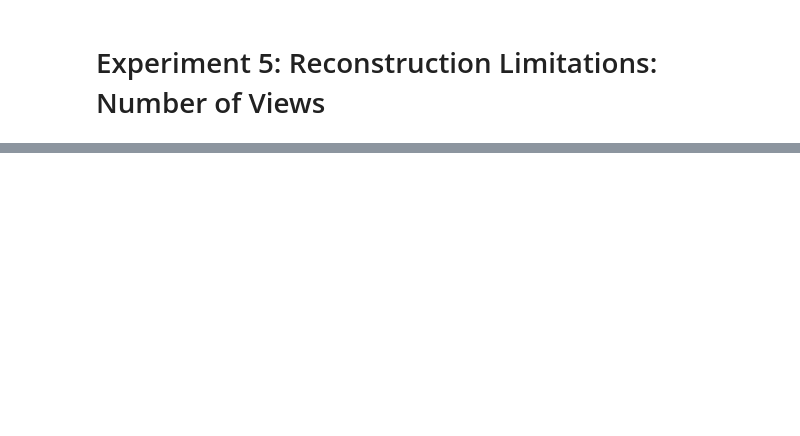
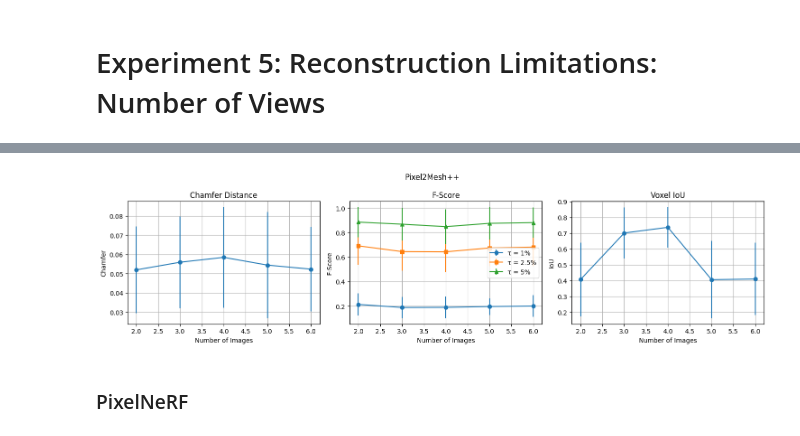
Before and after one commit to etiiiR/Bachelor-Thesis, a Jupyter notebook: notebooks/exp_5_number_of_views.ipynb, the cells around one changed output, grey strips where cells are left out. Cells and saved outputs as stored; diff of their text form; code cells hidden in the pictures; blank space fills up the shorter version.

```diff
--- a/notebooks/exp_5_number_of_views.ipynb
+++ b/notebooks/exp_5_number_of_views.ipynb
@@ -95,0 +179,8 @@ plt.show()
+# %%
+pixel2mesh = aggregated[aggregated['model'].str.contains("refine_p2mpp_augmentation")]
+# %%
+plot_model_metrics(pixel2mesh, title="Pixel2Mesh++")
+# %% [output]
+[figure, added]
+# %% [markdown]
+### PixelNeRF
```
Also changed, not shown: parts of 12 cells of this notebook.
